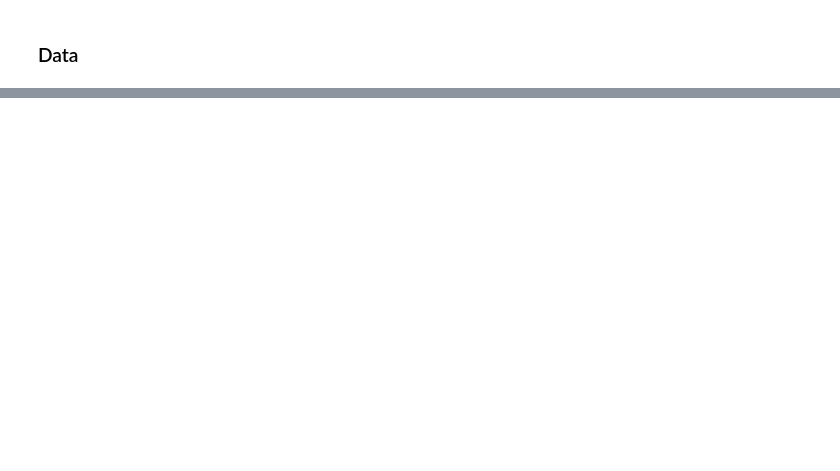
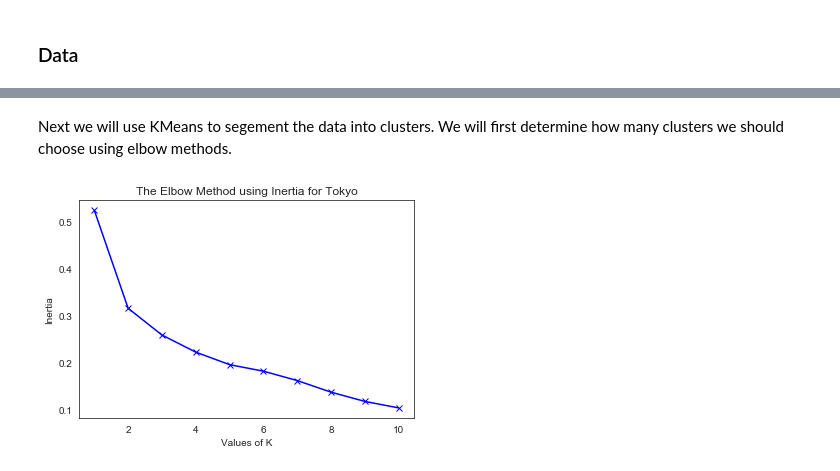
Before and after one commit to XiyueWang/IBM_data_science_coursera_capstone, a Jupyter notebook: A Battle of Neighbors.ipynb, the cells around one changed output, grey strips where cells are left out. Cells and saved outputs as stored; diff of their text form; code cells hidden in the pictures; blank space fills up the shorter version.

```diff
--- a/A Battle of Neighbors.ipynb
+++ b/A Battle of Neighbors.ipynb
@@ -97,0 +110,2 @@ Next, we will use these three datasets to perform a KMeans clustering study to i
+# %%
+VERSION = '20200601' # Foursquare API version
@@ -97,0 +199,7 @@ Next, we will use these three datasets to perform a KMeans clustering study to i
+# %%
+# run through the df_merge get neighborhoods for all wars
+# type your answer here
+tokyo_venues = getNearbyVenues(neighborhood=df_tokyo['Wards'],
+                                   latitudes=df_tokyo['Latitude'],
+                                   longitudes=df_tokyo['Longitude']
+                                  )
@@ -97,0 +224,10 @@ Next, we will use these three datasets to perform a KMeans clustering study to i
+# %%
+# one hot encoding
+tokyo_onehot = pd.get_dummies(tokyo_venues[['Venue Category']], prefix="", prefix_sep="")
+
+# add neighborhood column back to dataframe
+tokyo_onehot['Neighborhood'] = tokyo_venues['Neighborhood']
+
+# move neighborhood column to the first column
+fixed_columns = [tokyo_onehot.columns[-1]] + list(tokyo_onehot.columns[:-1])
+tokyo_onehot = tokyo_onehot[fixed_columns]
@@ -97,0 +246,3 @@ Next, we will use these three datasets to perform a KMeans clustering study to i
+# %%
+tokyo_grouped = tokyo_onehot.groupby('Neighborhood').mean().reset_index()
+tokyo_grouped.head()
@@ -97,0 +268,19 @@ Next, we will use these three datasets to perform a KMeans clustering study to i
+# %% [markdown]
+Next we will use KMeans to segement the data into clusters. We will first determine how many clusters we should choose using elbow methods.
+# %%
+# optimal clusters for Tokyo
+inertias = []
+K = range(1,11)
+
+for k in K:
+    #Building and fitting the model
+    kmeanModel = KMeans(n_clusters=k).fit(tokyo_grouped.iloc[:, 1:])
+    inertias.append(kmeanModel.inertia_)
+
+plt.plot(K, inertias, 'bx-')
+plt.xlabel('Values of K')
+plt.ylabel('Inertia')
+plt.title('The Elbow Method using Inertia for Tokyo')
+plt.show()
+# %% [output]
+[figure, added]
```
Also changed, not shown: parts of 130 cells of this notebook, 5 other files.
